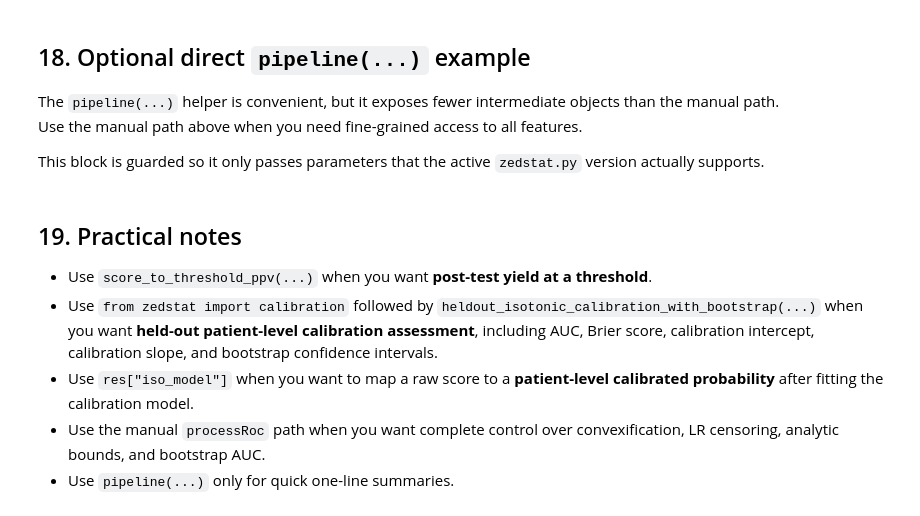
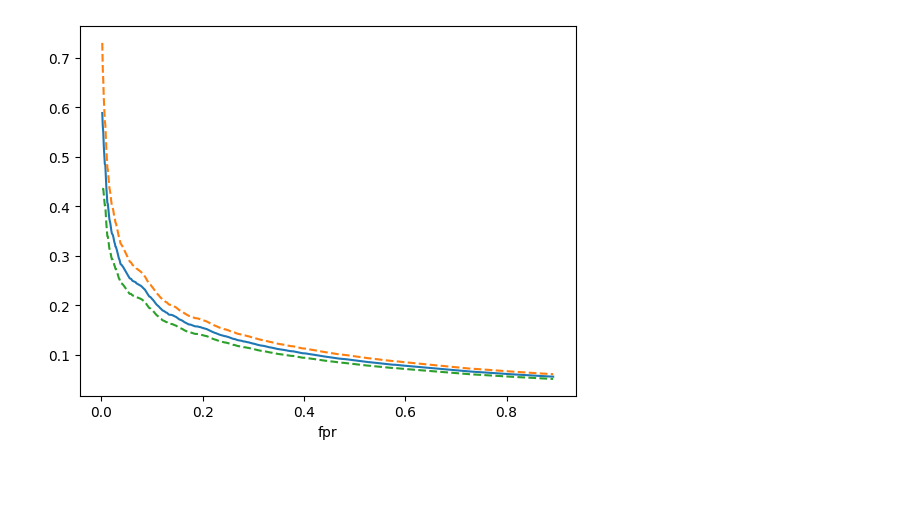
Before and after one commit to zeroknowledgediscovery/zedstat, a Jupyter notebook: examples/example.ipynb, the cells around one changed output. Saved outputs shown, nothing was run; the diff lists cells and outputs as text; code cells hidden in the pictures; blank space fills up the shorter version.

Commit message:
examples updated

```diff
--- a/examples/example.ipynb
+++ b/examples/example.ipynb
@@ -527,7 +0,0 @@ plt.show()
-# %% [markdown]
-## 18. Optional direct `pipeline(...)` example
-
-The `pipeline(...)` helper is convenient, but it exposes fewer intermediate objects than the manual path.
-Use the manual path above when you need fine-grained access to all features.
-
-This block is guarded so it only passes parameters that the active `zedstat.py` version actually supports.
@@ -558,8 +1,43 @@ display(perf_df_pipeline.head())
-# %% [markdown]
-## 19. Practical notes
-
-- Use `score_to_threshold_ppv(...)` when you want **post-test yield at a threshold**.
-- Use `from zedstat import calibration` followed by `heldout_isotonic_calibration_with_bootstrap(...)` when you want **held-out patient-level calibration assessment**, including AUC, Brier score, calibration intercept, calibration slope, and bootstrap confidence intervals.
-- Use `res["iso_model"]` when you want to map a raw score to a **patient-level calibrated probability** after fitting the calibration model.
-- Use the manual `processRoc` path when you want complete control over convexification, LR censoring, analytic bounds, and bootstrap AUC.
-- Use `pipeline(...)` only for quick one-line summaries.
+# %%
+from zedstat import zedstat
+
+import pandas as pd
+data_path = './PROBLEMATIC_NAN_LR_M5075PTSD.parquet'
+deployment_prevalence = 0.05
+df = pd.read_parquet(data_path)
+
+rf, total_samples, positive_samples = zedstat.genroc(
+    df,
+    risk="predicted_risk",
+    target="target",
+)
+
+zt = zedstat.processRoc(
+    rf,
+    prevalence=deployment_prevalence,
+    total_samples=total_samples,
+    positive_samples=positive_samples,
+    alpha=0.05,
+    lr_fpr_floor=0.001,
+)
+zt.smooth(STEP=0.01, convexify=False)
+zt.allmeasures(interpolate=True)
+zt.usample(precision=3, recompute_measures=True)
+zt.getBounds(
+    ppv_ci_method="direct",
+    min_expected_flags=10.0,
+    min_expected_fp=5.0,
+    min_expected_tn=5.0,
+    enforce_bounds=True,
+    smooth_ppv_bounds=True,
+    mask_dominated_lr=True,
+    lr_min_plus=1.001,
+)
+
+perf_df =  zt.get(0)
+# %%
+ax=perf_df.dropna().ppv.plot()
+ax=perf_df.dropna().ppv_upper.plot(style='--')
+ax=perf_df.dropna().ppv_lower.plot(style='--')
+# %% [output]
+[figure, added]
```
Also changed, not shown: parts of 42 cells of this notebook, 5 other files.
